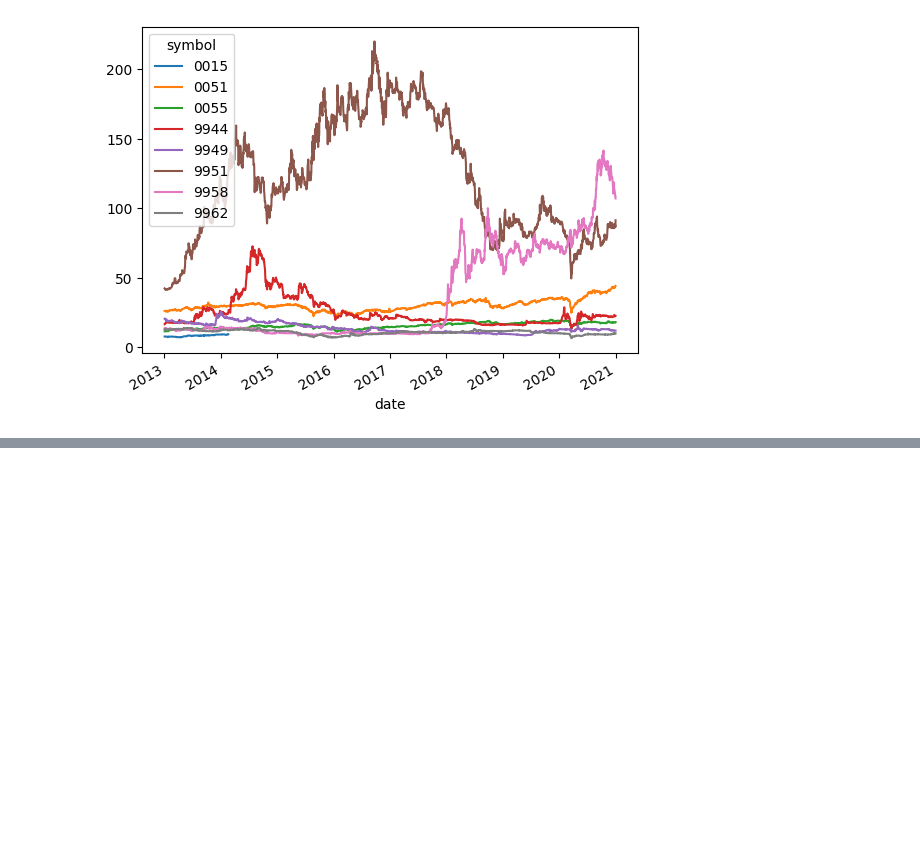
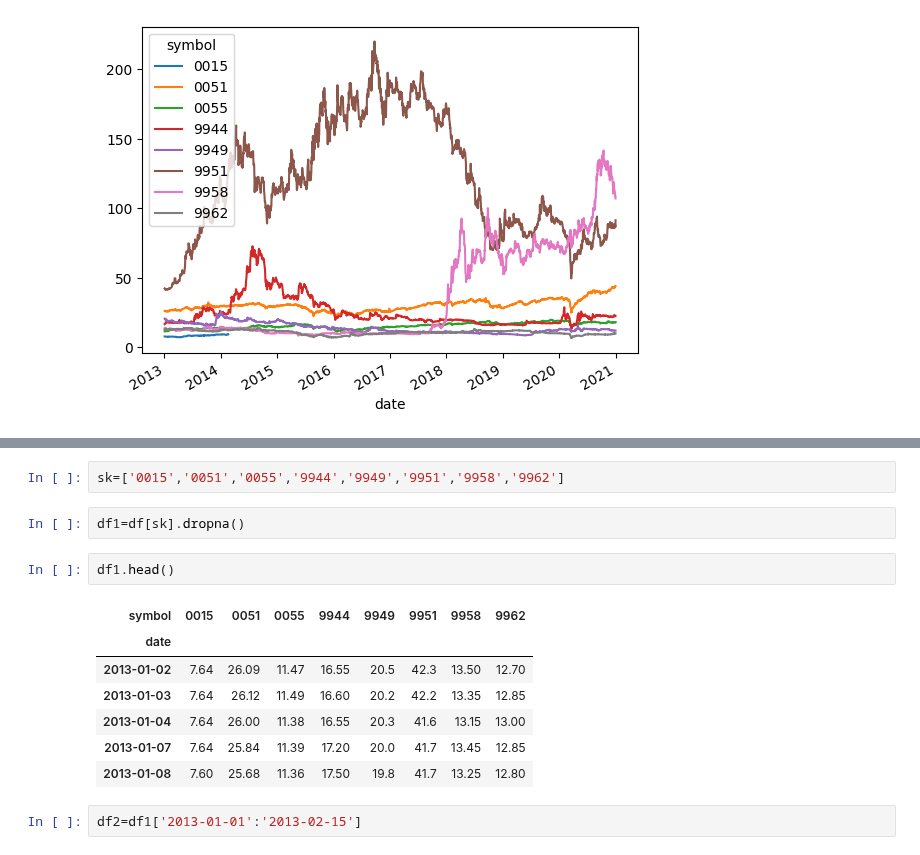
Before and after one commit to liv11114/11207011, a Jupyter notebook: Untitled8.ipynb, the cells around one changed output, grey strips where cells are left out. Saved outputs shown, nothing was run; the diff lists cells and outputs as text; blank space fills up the shorter version.

```diff
--- a/Untitled8.ipynb
+++ b/Untitled8.ipynb
@@ -50,0 +71,16 @@ df[stocks].plot()
+# %%
+sk=['0015','0051','0055','9944','9949','9951','9958','9962']
+# %%
+df1=df[sk].dropna()
+# %%
+df1.head()
+# %% [output]
+| symbol | 0015 | 0051 | 0055 | 9944 | 9949 | 9951 | 9958 | 9962 |
+| date |  |  |  |  |  |  |  |  |
+| 2013-01-02 | 7.64 | 26.09 | 11.47 | 16.55 | 20.5 | 42.3 | 13.50 | 12.70 |
+| 2013-01-03 | 7.64 | 26.12 | 11.49 | 16.60 | 20.2 | 42.2 | 13.35 | 12.85 |
+| 2013-01-04 | 7.64 | 26.00 | 11.38 | 16.55 | 20.3 | 41.6 | 13.15 | 13.00 |
+| 2013-01-07 | 7.64 | 25.84 | 11.39 | 17.20 | 20.0 | 41.7 | 13.45 | 12.85 |
+| 2013-01-08 | 7.60 | 25.68 | 11.36 | 17.50 | 19.8 | 41.7 | 13.25 | 12.80 |
+# %%
+df2=df1['2013-01-01':'2013-02-15']
```
Also changed, not shown: parts of 5 cells of this notebook.
